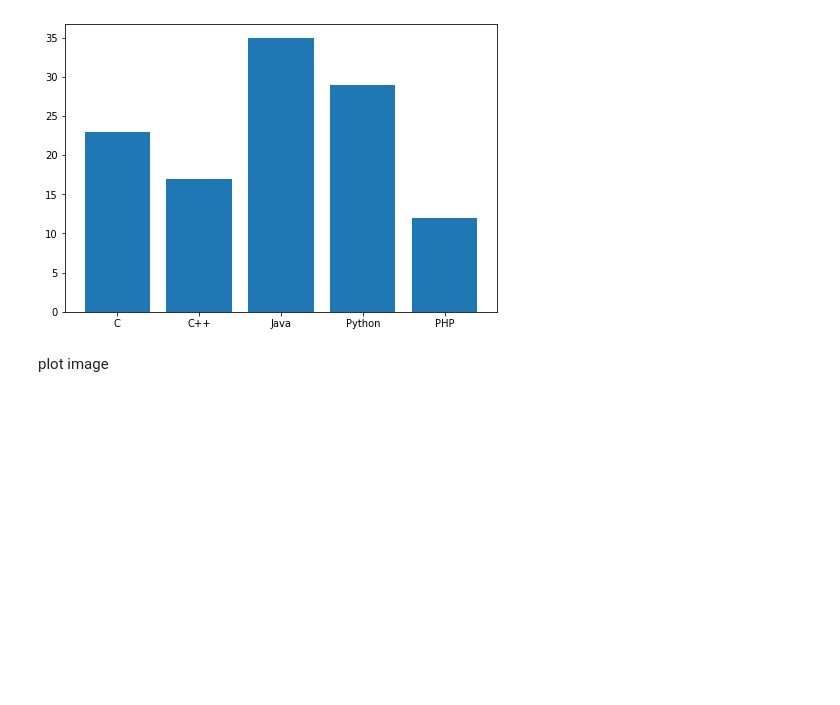
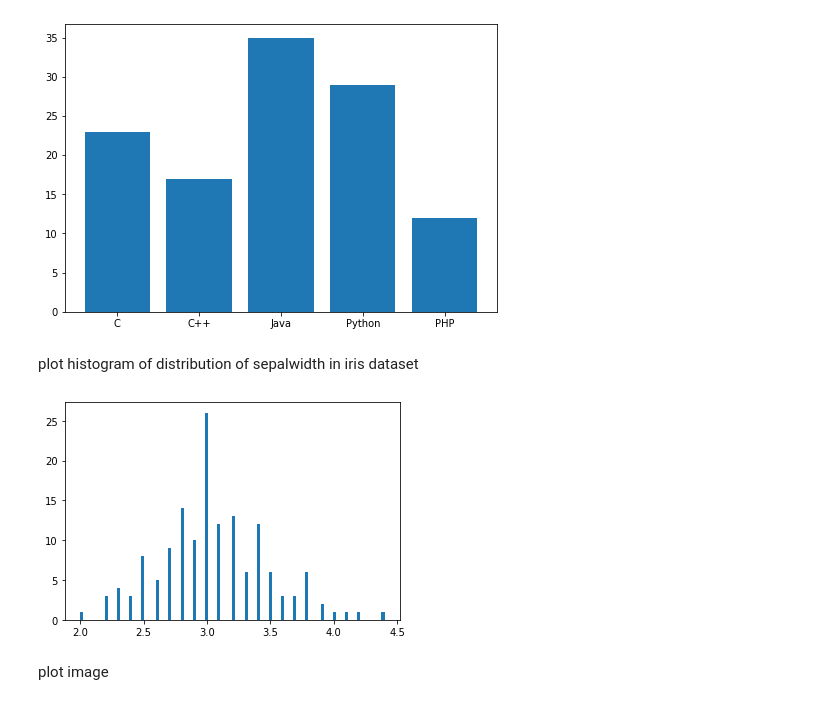
Before and after one commit to AIMed-Team/edu-content, a Jupyter notebook: notebooks/basics/solutions/matplotlib/matplotlib_solutions.ipynb, the cells around one changed output. Drawn from its saved outputs; the diff is of its cells as text; code cells hidden in the pictures; blank space fills up the shorter version.

Commit message:
matplotlib , pandas , numpy update

```diff
--- a/notebooks/basics/solutions/matplotlib/matplotlib_solutions.ipynb
+++ b/notebooks/basics/solutions/matplotlib/matplotlib_solutions.ipynb
@@ -70,6 +77,17 @@ ax.bar(langs,students)
 plt.show()
 # %% [output]
 [figure]
+# %% [markdown]
+plot histogram of distribution of sepalwidth in iris dataset
+# %%
+import pandas as pd
+dataset_path = 'https://datahub.io/machine-learning/iris/r/iris.csv'
+dataframe = pd.read_csv(dataset_path)
+values = dataframe['sepalwidth'].values
+plt.hist(values,bins=100)
+plt.show()
+# %% [output]
+[figure, added]
 # %% [markdown]
 plot image
 # %%
```
Also changed, not shown: parts of 1 cell of this notebook, 5 other files.
